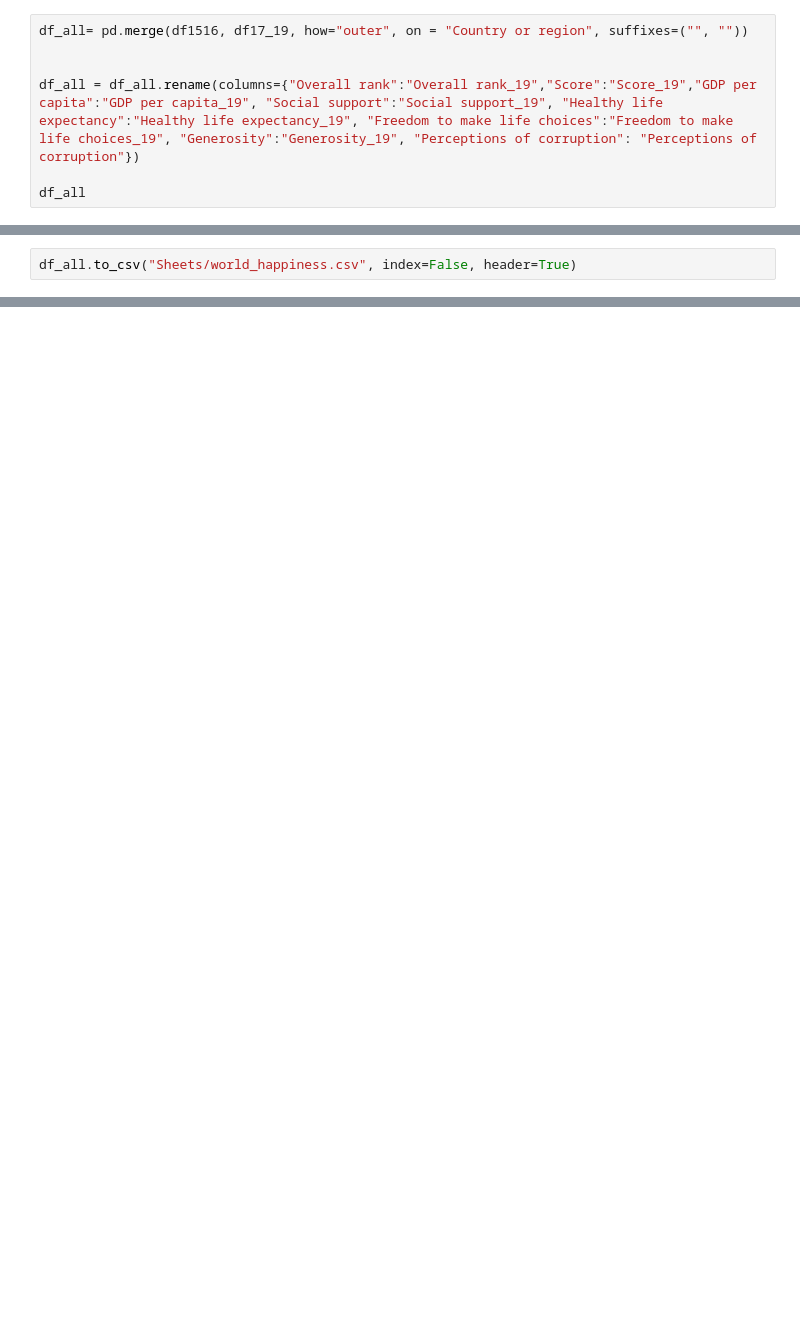
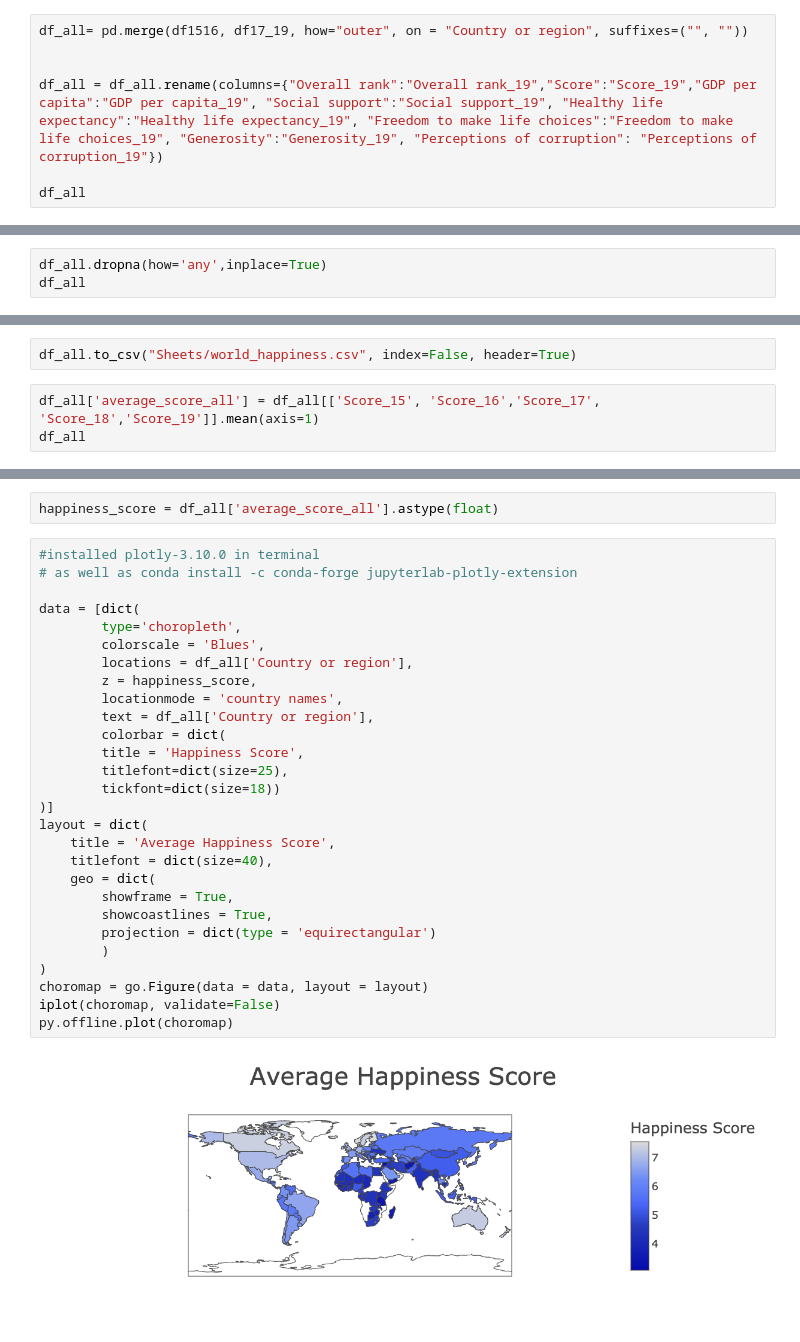
Before and after one commit to jcook25/project-one, a Jupyter notebook: Tammy.ipynb, the cells around one changed output, grey strips where cells are left out. Drawn from its saved outputs; the diff is of its cells as text; blank space fills up the shorter version.

```diff
--- a/Tammy.ipynb
+++ b/Tammy.ipynb
@@ -179,7 +181,7 @@ df17_19
 df_all= pd.merge(df1516, df17_19, how="outer", on = "Country or region", suffixes=("", ""))
 
 
-df_all = df_all.rename(columns={"Overall rank":"Overall rank_19","Score":"Score_19","GDP per capita":"GDP per capita_19", "Social support":"Social support_19", "Healthy life expectancy":"Healthy life expectancy_19", "Freedom to make life choices":"Freedom to make life choices_19", "Generosity":"Generosity_19", "Perceptions of corruption": "Perceptions of corruption"})
+df_all = df_all.rename(columns={"Overall rank":"Overall rank_19","Score":"Score_19","GDP per capita":"GDP per capita_19", "Social support":"Social support_19", "Healthy life expectancy":"Healthy life expectancy_19", "Freedom to make life choices":"Freedom to make life choices_19", "Generosity":"Generosity_19", "Perceptions of corruption": "Perceptions of corruption_19"})
 
 df_all
 # %% [output]
@@ -196,3 +198,6 @@ df_all
 | 163 | NaN | North Macedonia | NaN | NaN | NaN | ... |
 | 164 | NaN | Gambia | NaN | NaN | NaN | ... |
 165 rows × 41 columns
+# %%
+df_all.dropna(how='any',inplace=True)
+df_all
@@ -199,2 +218,5 @@ df_all
 # %%
 df_all.to_csv("Sheets/world_happiness.csv", index=False, header=True)
+# %%
+df_all['average_score_all'] = df_all[['Score_15', 'Score_16','Score_17', 'Score_18','Score_19']].mean(axis=1)
+df_all
@@ -200,0 +299,32 @@ df_all.to_csv("Sheets/world_happiness.csv", index=False, header=True)
+# %%
+happiness_score = df_all['average_score_all'].astype(float)
+# %%
+#installed plotly-3.10.0 in terminal
+# as well as conda install -c conda-forge jupyterlab-plotly-extension
+
+data = [dict(
+        type='choropleth',
+        colorscale = 'Blues',
+        locations = df_all['Country or region'],
+        z = happiness_score,
+        locationmode = 'country names',
+        text = df_all['Country or region'],
+        colorbar = dict(
+        title = 'Happiness Score',
+        titlefont=dict(size=25),
+        tickfont=dict(size=18))
+)]
+layout = dict(
+    title = 'Average Happiness Score',
+    titlefont = dict(size=40),
+    geo = dict(
+        showframe = True,
+        showcoastlines = True,
+        projection = dict(type = 'equirectangular')
+        )
+)
+choromap = go.Figure(data = data, layout = layout)
+iplot(choromap, validate=False)
+py.offline.plot(choromap)
+# %% [output]
+[figure, added]
```
Also changed, not shown: parts of 9 cells of this notebook, 7 other files.
